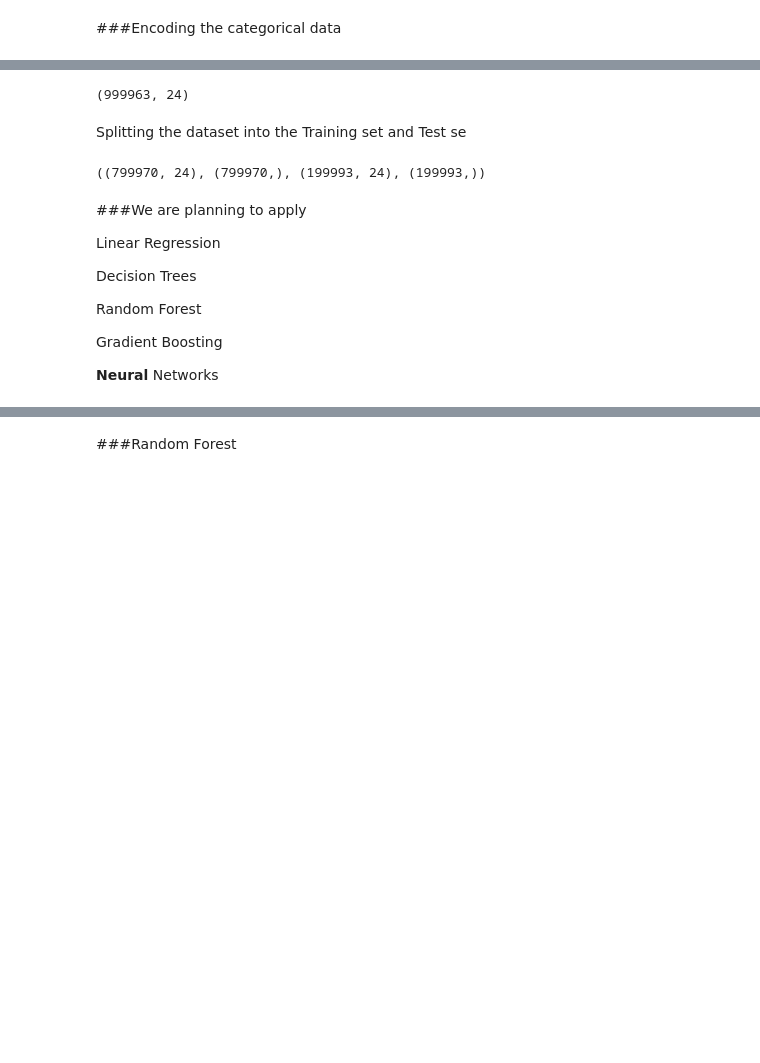
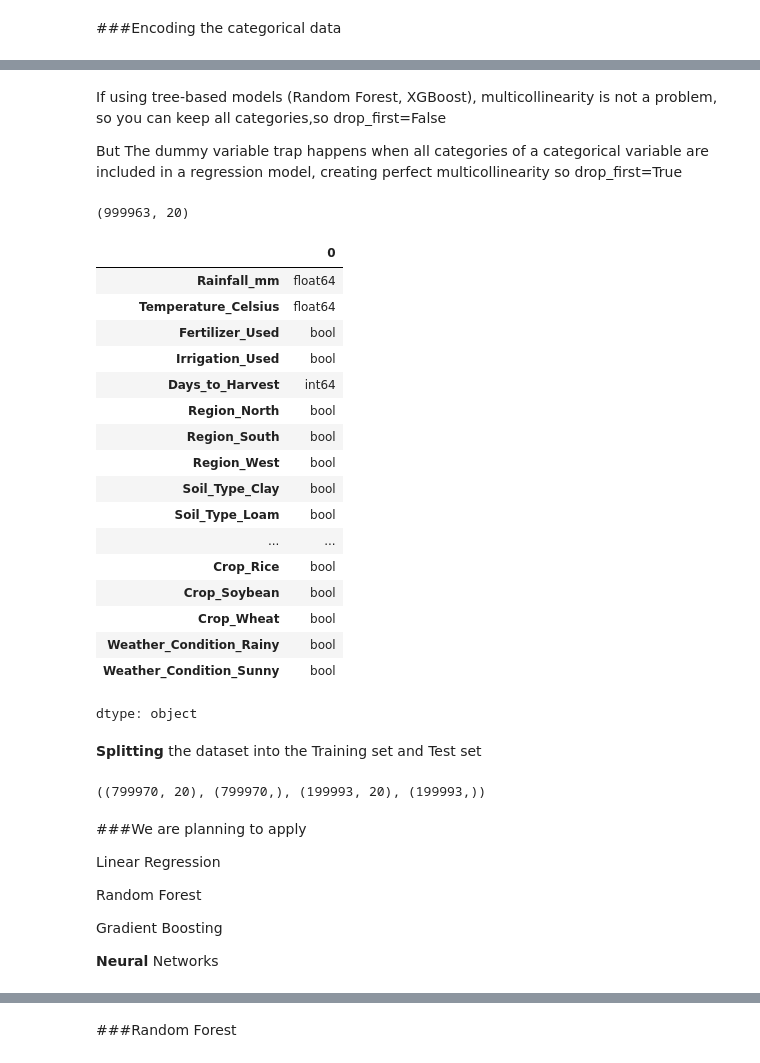
Before and after one commit to sandhu1503/Smart-Crop-Yield-Prediction-Using-ML-DL, a Jupyter notebook: Agriculture_Crop_Yield.ipynb, the cells around one changed output, grey strips where cells are left out. Saved outputs shown, nothing was run; the diff lists cells and outputs as text; code cells hidden in the pictures; blank space fills up the shorter version.

```diff
--- a/Agriculture_Crop_Yield.ipynb
+++ b/Agriculture_Crop_Yield.ipynb
@@ -318,4 +308,4 @@ X.shape,y.shape
 # %%
-label_map = {'Fertilizer_Used': {False: 0, True: 1}, 'Irrigation_Used': {False: 0, True: 1}}
-X.replace(label_map, inplace=True)
-X.head()
+# label_map = {'Fertilizer_Used': {False: 0, True: 1}, 'Irrigation_Used': {False: 0, True: 1}}
+# X.replace(label_map, inplace=True)
+# X.head()
@@ -329,8 +312,34 @@ X.head()
+# %% [markdown]
+If using tree-based models (Random Forest, XGBoost), multicollinearity is not a problem, so you can keep all categories,so drop_first=False
+
+But The dummy variable trap happens when all categories of a categorical variable are included in a regression model, creating perfect multicollinearity
+so drop_first=True
 # %%
-X_ohe= pd.get_dummies(X,columns=['Region','Soil_Type','Crop','Weather_Condition'])
+X_ohe= pd.get_dummies(X,columns=['Region','Soil_Type','Crop','Weather_Condition'],drop_first=True)
 # %%
 X_ohe.shape
 # %% [output]
-(999963, 24)
+(999963, 20)
+# %%
+X_ohe.dtypes
+# %% [output]
+|  | 0 |
+| Rainfall_mm | float64 |
+| Temperature_Celsius | float64 |
+| Fertilizer_Used | bool |
+| Irrigation_Used | bool |
+| Days_to_Harvest | int64 |
+| Region_North | bool |
+| Region_South | bool |
+| Region_West | bool |
+| Soil_Type_Clay | bool |
+| Soil_Type_Loam | bool |
+| ... | ... |
+| Crop_Rice | bool |
+| Crop_Soybean | bool |
+| Crop_Wheat | bool |
+| Weather_Condition_Rainy | bool |
+| Weather_Condition_Sunny | bool |
+dtype: object
 # %% [markdown]
-Splitting the dataset into the Training set and Test se
+**Splitting** the dataset into the Training set and Test set
@@ -340,13 +351,11 @@ X_train, X_test, y_train, y_test = train_test_split(X_ohe, y, test_size = 0.2, r
 # %%
 X_train.shape,y_train.shape,X_test.shape,y_test.shape
 # %% [output]
-((799970, 24), (799970,), (199993, 24), (199993,))
+((799970, 20), (799970,), (199993, 20), (199993,))
 # %% [markdown]
 ###We are planning to apply
 
 Linear Regression
-
-Decision Trees
 
 Random Forest
 
```
Also changed, not shown: parts of 34 cells of this notebook.
